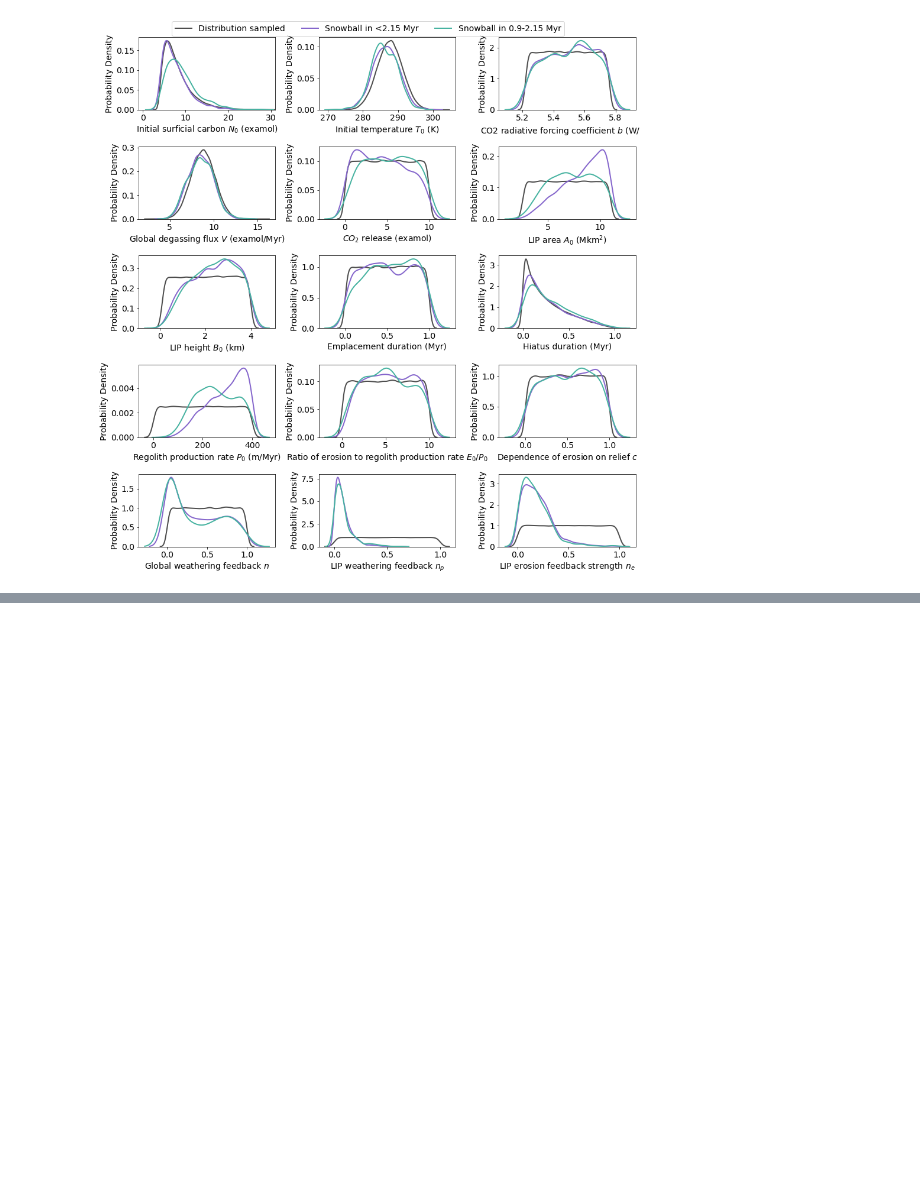
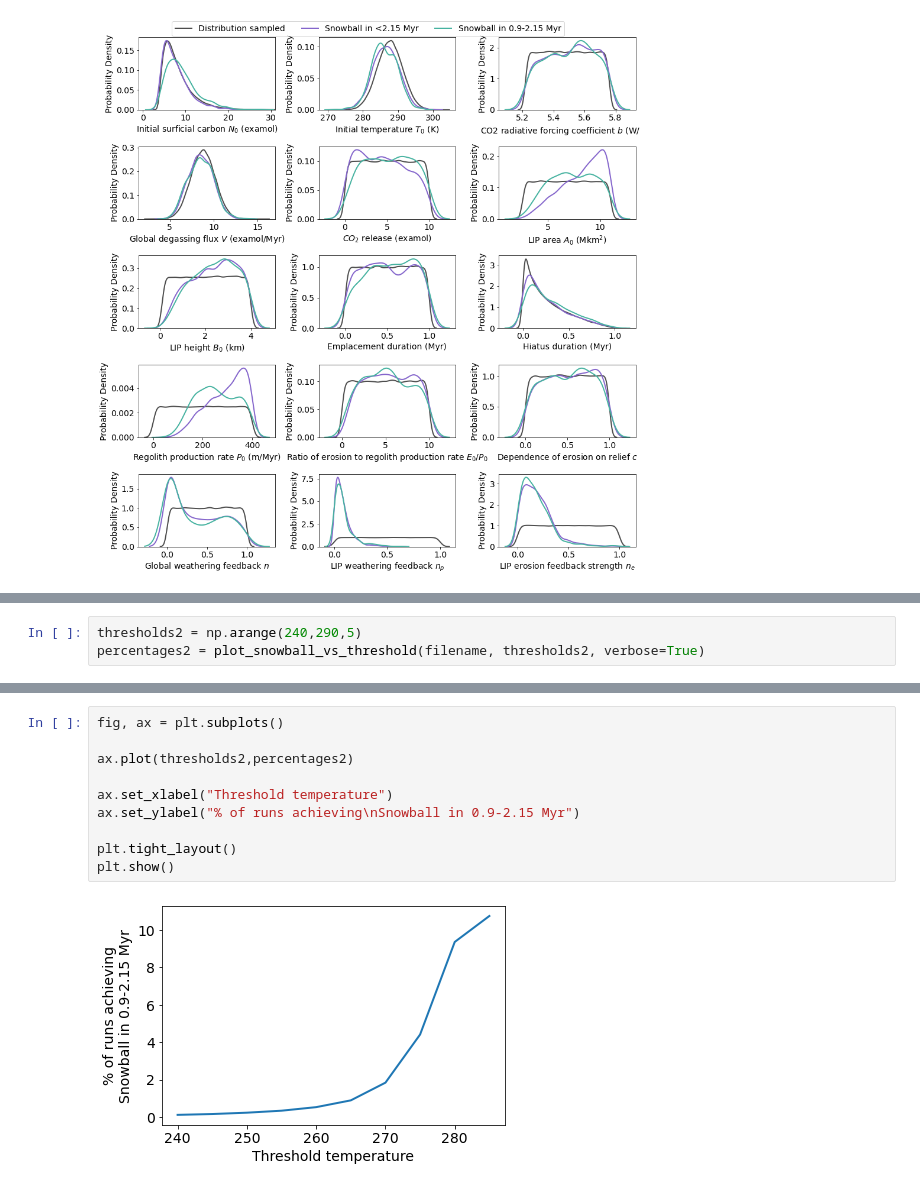
Before and after one commit to cminsky/snowball-LIP, a Jupyter notebook: 0_multiple_thresholds.ipynb, the cells around one changed output, grey strips where cells are left out. Cells and saved outputs as stored; diff of their text form; blank space fills up the shorter version.

```diff
--- a/0_multiple_thresholds.ipynb
+++ b/0_multiple_thresholds.ipynb
@@ -296,0 +346,3 @@ Couldn't find metadata for T0
+# %%
+thresholds2 = np.arange(240,290,5)
+percentages2 = plot_snowball_vs_threshold(filename, thresholds2, verbose=True)
@@ -296,0 +360,12 @@ Couldn't find metadata for T0
+# %%
+fig, ax = plt.subplots()
+
+ax.plot(thresholds2,percentages2)
+
+ax.set_xlabel("Threshold temperature")
+ax.set_ylabel("% of runs achieving\nSnowball in 0.9-2.15 Myr")
+
+plt.tight_layout()
+plt.show()
+# %% [output]
+[figure, added]
```
Also changed, not shown: parts of 7 cells of this notebook.
